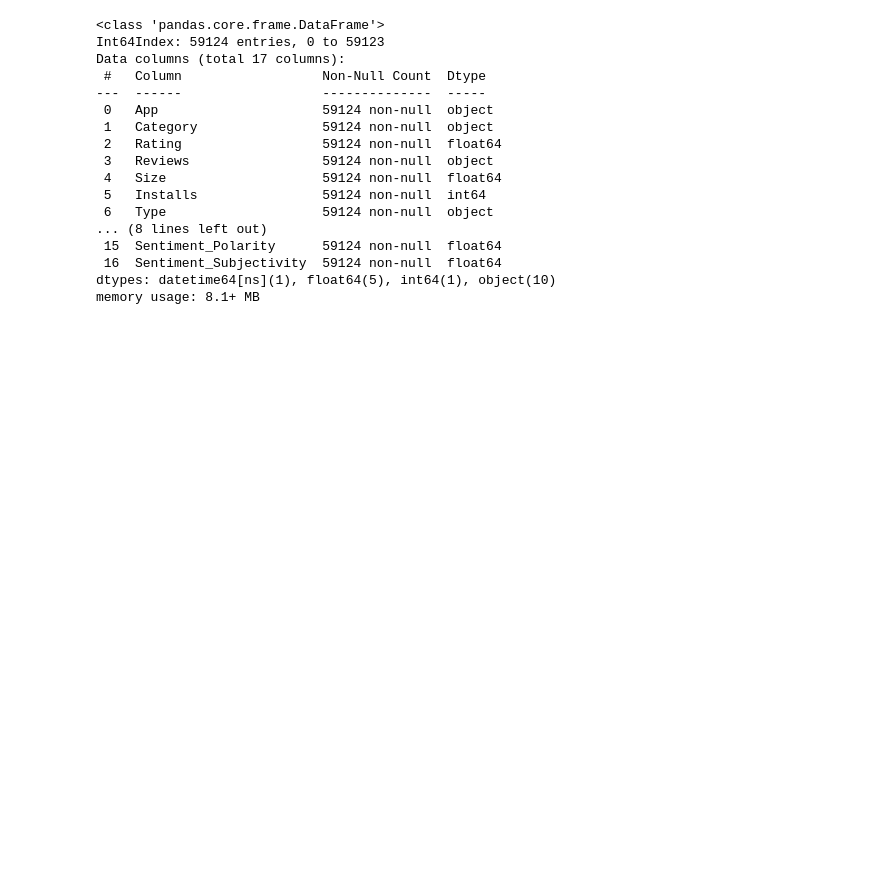
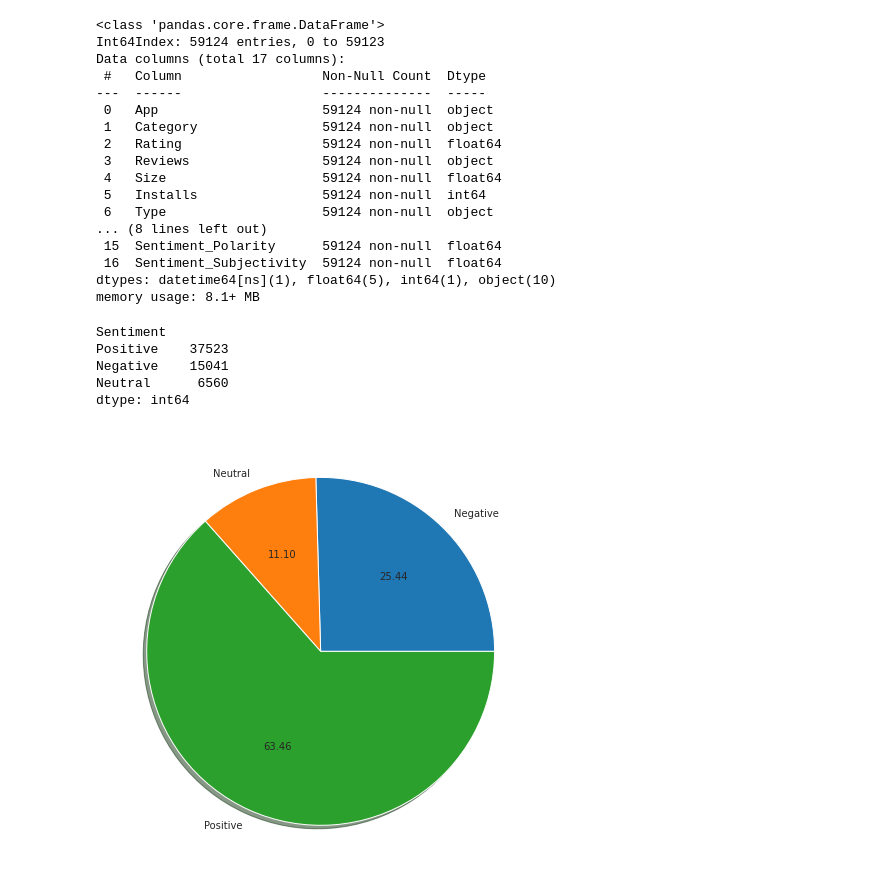
Before and after one commit to kapeeshvarma/Play-Store-App-Analysis, a Jupyter notebook: Play_Store_App_Review_Analysis_Capstone_Project.ipynb, the cells around one changed output. Saved outputs shown, nothing was run; the diff lists cells and outputs as text; code cells hidden in the pictures; blank space fills up the shorter version.

Commit message:
Composition of the total reviews

```diff
--- a/Play_Store_App_Review_Analysis_Capstone_Project.ipynb
+++ b/Play_Store_App_Review_Analysis_Capstone_Project.ipynb
@@ -253,3 +253,19 @@ Data columns (total 17 columns):
  16  Sentiment_Subjectivity  59124 non-null  float64
 dtypes: datetime64[ns](1), float64(5), int64(1), object(10)
 memory usage: 8.1+ MB
+# %%
+# Explore Composition of the total reviews
+print(mergedf.value_counts('Sentiment'))
+
+# Visualize the composition through a pie chart
+fig,ax1 = plt.subplots(figsize=(12,8))
+sentiments = mergedf.groupby('Sentiment').size()
+plt.pie(sentiments,labels=['Negative','Neutral','Positive'],shadow=True,autopct='%.2f')
+plt.show()
+# %% [output]
+Sentiment
+Positive    37523
+Negative    15041
+Neutral      6560
+dtype: int64
+[figure, added]
```
